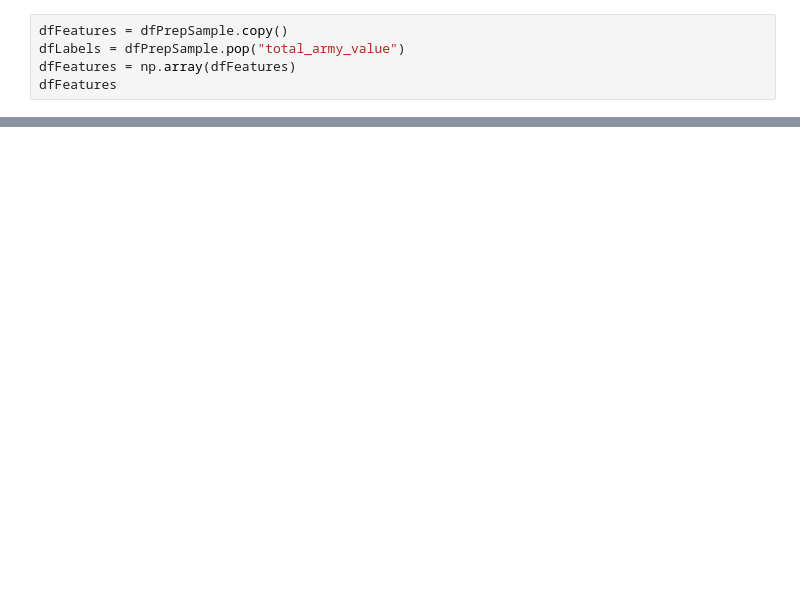
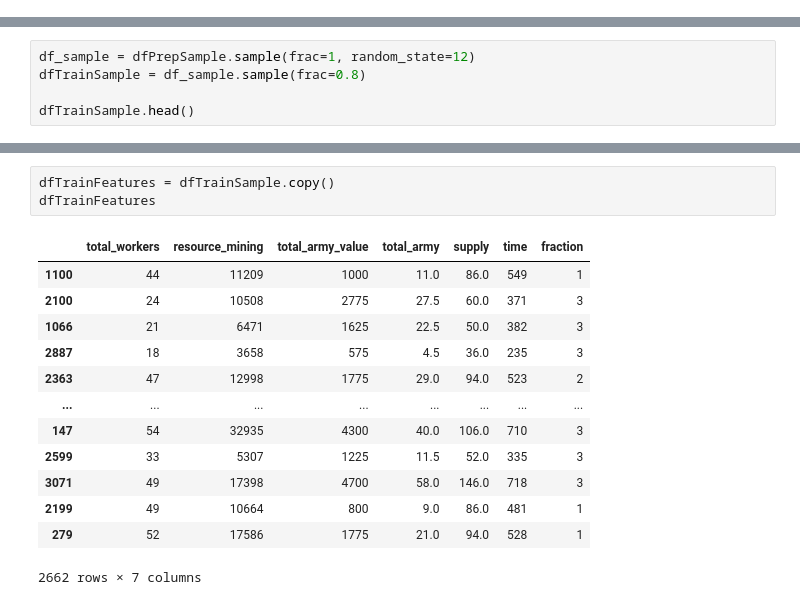
Before and after one commit to Monsieur-Bandana/gurobi_machine_learning, a Jupyter notebook: sc_tensorflow.ipynb, the cells around one changed output, grey strips where cells are left out. Drawn from its saved outputs; the diff is of its cells as text; blank space fills up the shorter version.

```diff
--- a/sc_tensorflow.ipynb
+++ b/sc_tensorflow.ipynb
@@ -33,5 +32,0 @@ dfPrepSample.head()
-# %%
-dfFeatures = dfPrepSample.copy()
-dfLabels = dfPrepSample.pop("total_army_value")
-dfFeatures = np.array(dfFeatures)
-dfFeatures
@@ -45,0 +33,5 @@ array([[    0,    66, 25310, ...,    11,   808,     1],
+# %%
+df_sample = dfPrepSample.sample(frac=1, random_state=12)
+dfTrainSample = df_sample.sample(frac=0.8)
+
+dfTrainSample.head()
@@ -45,0 +56,17 @@ array([[    0,    66, 25310, ...,    11,   808,     1],
+# %%
+dfTrainFeatures = dfTrainSample.copy()
+dfTrainFeatures
+# %% [output]
+|  | total_workers | resource_mining | total_army_value | total_army | supply | time | fraction |
+| 1100 | 44 | 11209 | 1000 | 11.0 | 86.0 | 549 | 1 |
+| 2100 | 24 | 10508 | 2775 | 27.5 | 60.0 | 371 | 3 |
+| 1066 | 21 | 6471 | 1625 | 22.5 | 50.0 | 382 | 3 |
+| 2887 | 18 | 3658 | 575 | 4.5 | 36.0 | 235 | 3 |
+| 2363 | 47 | 12998 | 1775 | 29.0 | 94.0 | 523 | 2 |
+| ... | ... | ... | ... | ... | ... | ... | ... |
+| 147 | 54 | 32935 | 4300 | 40.0 | 106.0 | 710 | 3 |
+| 2599 | 33 | 5307 | 1225 | 11.5 | 52.0 | 335 | 3 |
+| 3071 | 49 | 17398 | 4700 | 58.0 | 146.0 | 718 | 3 |
+| 2199 | 49 | 10664 | 800 | 9.0 | 86.0 | 481 | 1 |
+| 279 | 52 | 17586 | 1775 | 21.0 | 94.0 | 528 | 1 |
+2662 rows × 7 columns
```
Also changed, not shown: parts of 16 cells of this notebook, 11 other files.
